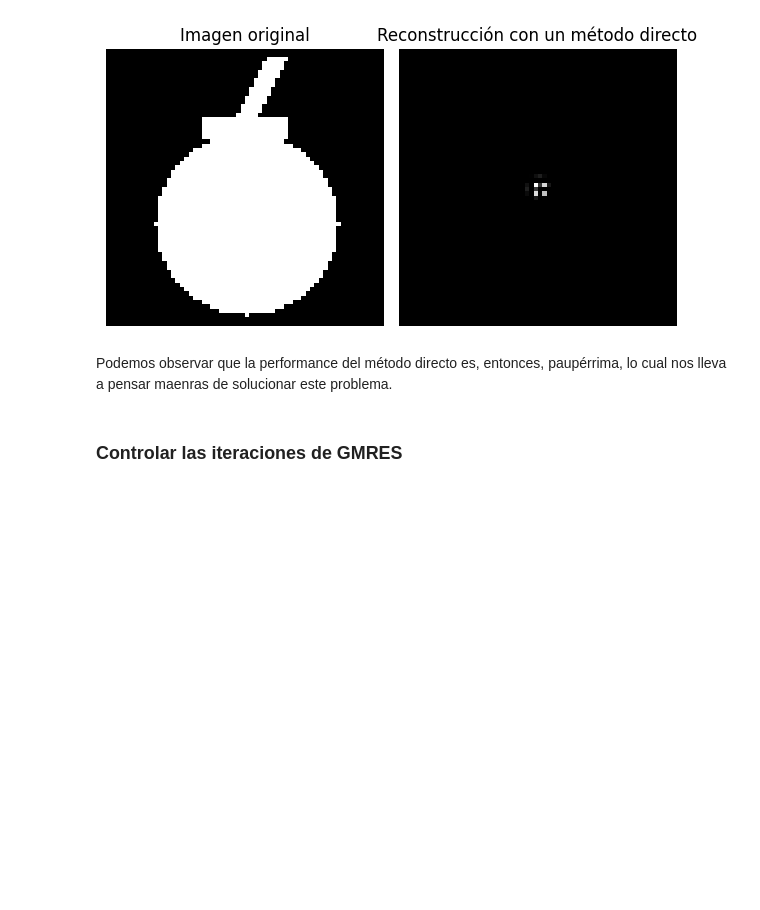
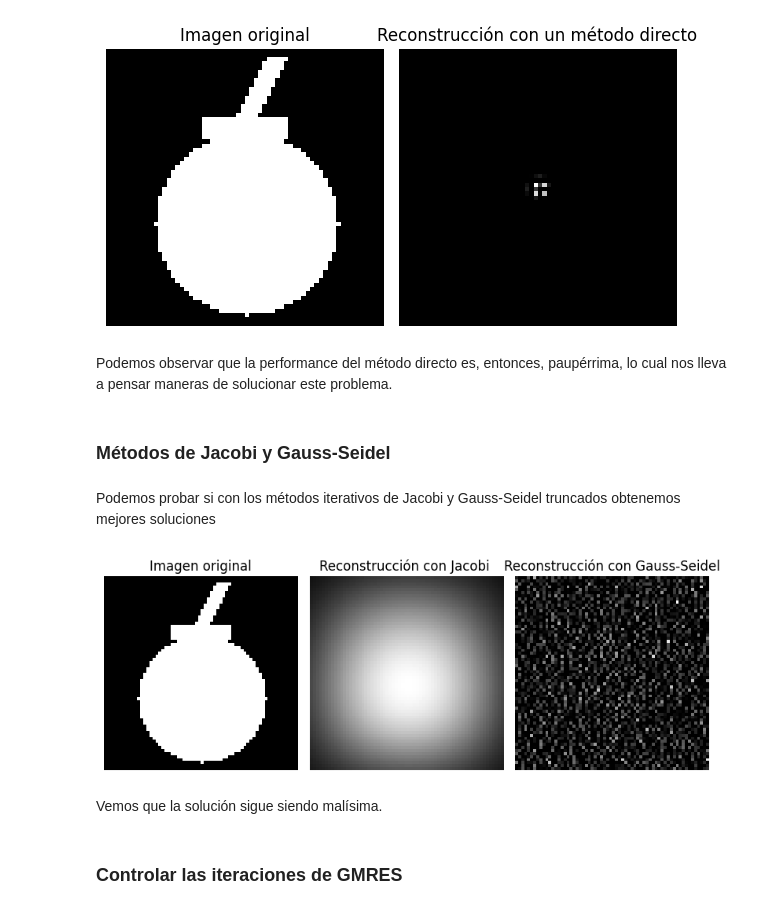
Before and after one commit to faustomartinez/trabajo-problemas-inversos, a Jupyter notebook: codigo.ipynb, the cells around one changed output. Cells and saved outputs as stored; diff of their text form; code cells hidden in the pictures; blank space fills up the shorter version.

```diff
--- a/codigo.ipynb
+++ b/codigo.ipynb
@@ -125,6 +120,7 @@ def Jacobi(A, b, tol = 1e-10, tope_iteraciones = 1000):
 
     # Si terminamos el while sin que el método se estacione, hacemos que la función devuelva un mensaje de advertencia.
     warnings.warn(f"Advertencia: se alcanzó el tope de {tope_iteraciones} iteraciones sin converger.")
+    return x_nuevo
 # %% [markdown]
 #### Ejemplo 1 - Criterio EDD
 # %% [markdown]
@@ -251,6 +247,7 @@ def Gauss_Seidel(A, b, tol = 1e-10, tope_iteraciones = 1000):
 
     # Si terminamos el while sin que el método se estacione, hacemos que la función devuelva un mensaje de advertencia.
     warnings.warn(f"Advertencia: se alcanzó el tope de {tope_iteraciones} iteraciones sin converger.")
+    return x_nuevo
 # %% [markdown]
 #### Ejemplo 1 - Criterio Hermitiana y Definida Positiva
 # %% [markdown]
@@ -447,7 +444,47 @@ plt.show()
 # %% [output]
 [figure]
 # %% [markdown]
-Podemos observar que la performance del método directo es, entonces, paupérrima, lo cual nos lleva a pensar maenras de solucionar este problema.
+Podemos observar que la performance del método directo es, entonces, paupérrima, lo cual nos lleva a pensar maneras de solucionar este problema.
+# %% [markdown]
+### Métodos de Jacobi y Gauss-Seidel
+# %% [markdown]
+Podemos probar si con los métodos iterativos de Jacobi y Gauss-Seidel truncados obtenemos mejores soluciones
+# %%
+# Obtenemos las soluciones de Jacobi y de Gauss-Seidel
+x_jacobi = Jacobi(A, b_noise, tope_iteraciones = 5)
+x_gs = Gauss_Seidel(A, b_noise, tope_iteraciones = 5)
+# %%
+# Hacemos subplots para hacer 2 gráficos en uno
+plt.figure(figsize=(8, 4))
+
+# Graficamos la imagen original
+plt.subplot(1, 3, 1)
+imagen_true = funciones.im(x_true, dimensiones)
+plt.imshow(imagen_true, vmin=0, vmax=np.max(imagen_true), cmap='gray')
+plt.title("Imagen original")
+plt.axis('off')
+
+# Graficamos la reconstrucción naive
+plt.subplot(1, 3, 2)
+imagen_jacobi = funciones.im(x_jacobi, dimensiones)
+plt.imshow(imagen_jacobi, vmin=0, vmax=np.max(imagen_jacobi), cmap='gray')
+plt.title("Reconstrucción con Jacobi ")
+plt.axis('off')
+
+# Graficamos la reconstrucción naive
+plt.subplot(1, 3, 3)
+imagen_gs = funciones.im(x_gs, dimensiones)
+plt.imshow(imagen_gs, vmin=0, vmax=np.max(imagen_gs), cmap='gray')
+plt.title("Reconstrucción con Gauss-Seidel")
+plt.axis('off')
+
+# Mostramos
+plt.tight_layout()
+plt.show()
+# %% [output]
+[figure, added]
+# %% [markdown]
+Vemos que la solución sigue siendo malísima.
 # %% [markdown]
 ### Controlar las iteraciones de GMRES
 # %% [markdown]
```
Also changed, not shown: parts of 4 cells of this notebook.
